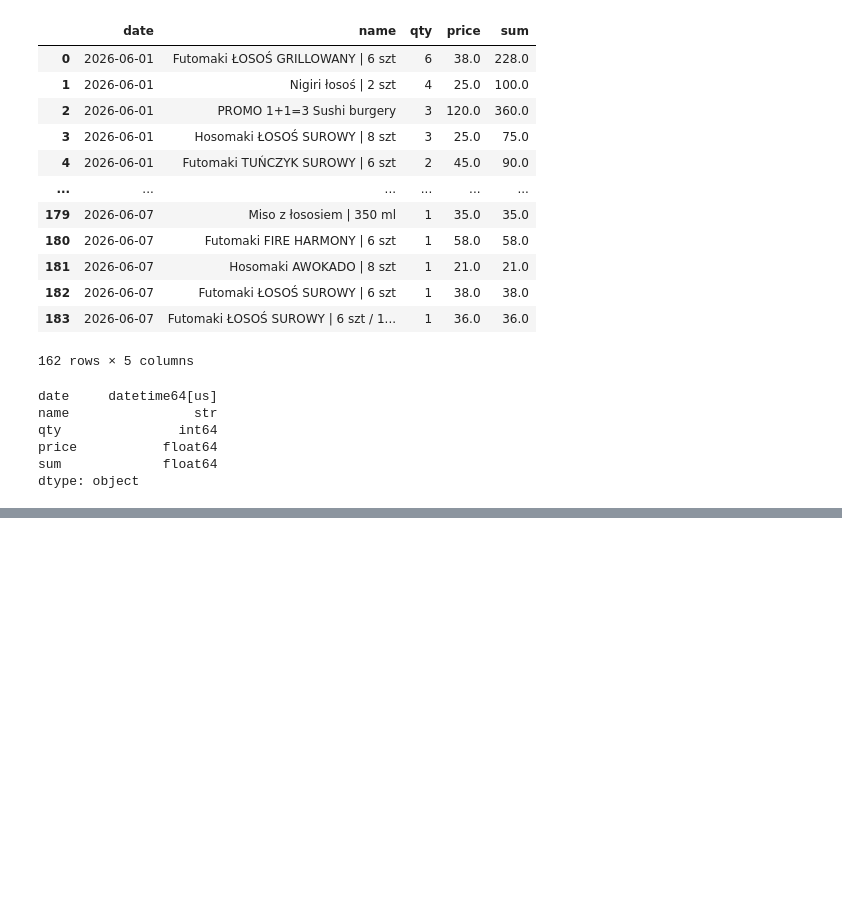
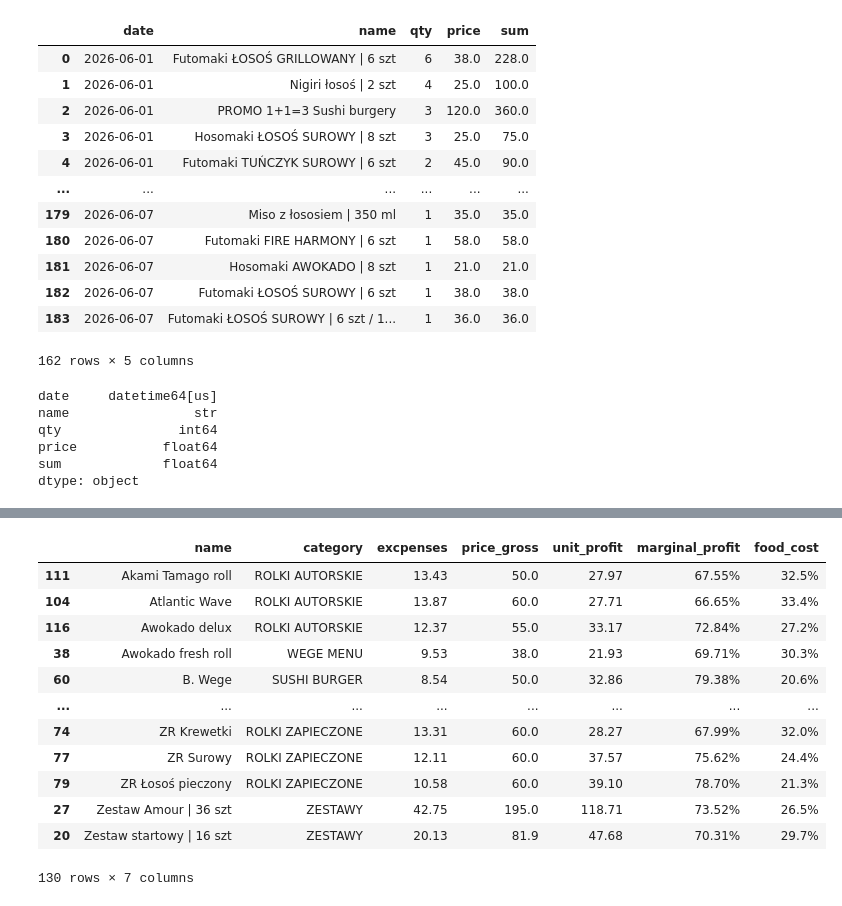
Before and after one commit to matvvey/Product-Sales-Analyzer, a Jupyter notebook: notebooks/main.ipynb, the cells around one changed output, grey strips where cells are left out. Drawn from its saved outputs; the diff is of its cells as text; code cells hidden in the pictures; blank space fills up the shorter version.

```diff
--- a/notebooks/main.ipynb
+++ b/notebooks/main.ipynb
@@ -172,0 +242,26 @@ dtype: object
+# %%
+margin = margin.rename(columns={
+    'ПОЗИЦИЯ': 'name',
+    'КАТЕГОРИЯ': 'category',
+    'РАСХОДЫ': 'excpenses',
+    'ЦЕНА БРУТТО': 'price_gross',
+    'ПРОФИТ': 'unit_profit',
+    'МАРЖА': 'marginal_profit',
+    'FC': 'food_cost'
+})
+# %%
+margin.sort_values(by='name', axis=0)
+# %% [output]
+|  | name | category | excpenses | price_gross | unit_profit | marginal_profit | food_cost |
+| 111 | Akami Tamago roll | ROLKI AUTORSKIE | 13.43 | 50.0 | 27.97 | 67.55% | 32.5% |
+| 104 | Atlantic Wave | ROLKI AUTORSKIE | 13.87 | 60.0 | 27.71 | 66.65% | 33.4% |
+| 116 | Awokado delux | ROLKI AUTORSKIE | 12.37 | 55.0 | 33.17 | 72.84% | 27.2% |
+| 38 | Awokado fresh roll | WEGE MENU | 9.53 | 38.0 | 21.93 | 69.71% | 30.3% |
+| 60 | B. Wege | SUSHI BURGER | 8.54 | 50.0 | 32.86 | 79.38% | 20.6% |
+| ... | ... | ... | ... | ... | ... | ... | ... |
+| 74 | ZR Krewetki | ROLKI ZAPIECZONE | 13.31 | 60.0 | 28.27 | 67.99% | 32.0% |
+| 77 | ZR Surowy | ROLKI ZAPIECZONE | 12.11 | 60.0 | 37.57 | 75.62% | 24.4% |
+| 79 | ZR Łosoś pieczony | ROLKI ZAPIECZONE | 10.58 | 60.0 | 39.10 | 78.70% | 21.3% |
+| 27 | Zestaw Amour | 36 szt | ZESTAWY | 42.75 | 195.0 | 118.71 | 73.52% | 26.5% |
+| 20 | Zestaw startowy | 16 szt | ZESTAWY | 20.13 | 81.9 | 47.68 | 70.31% | 29.7% |
+130 rows × 7 columns
```
Also changed, not shown: parts of 30 cells of this notebook, 3 other files.
